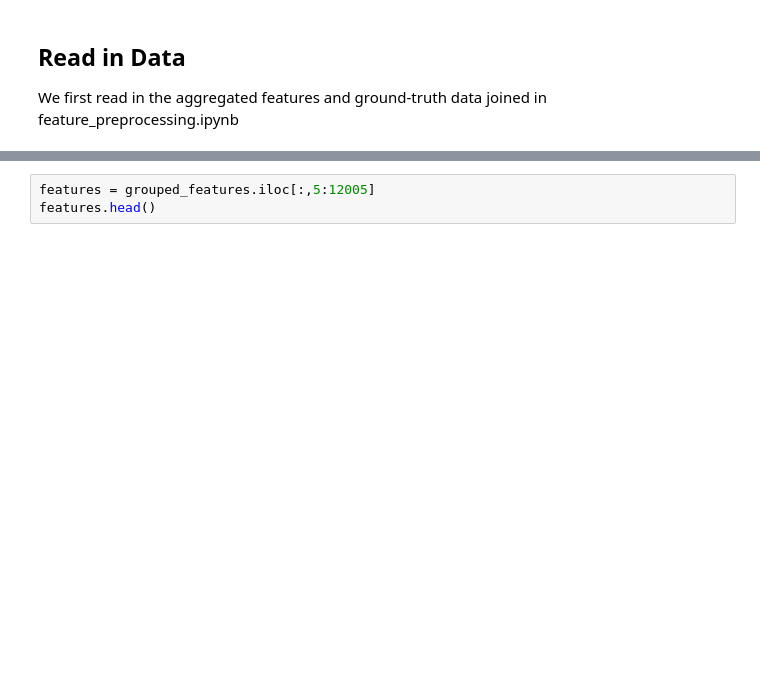
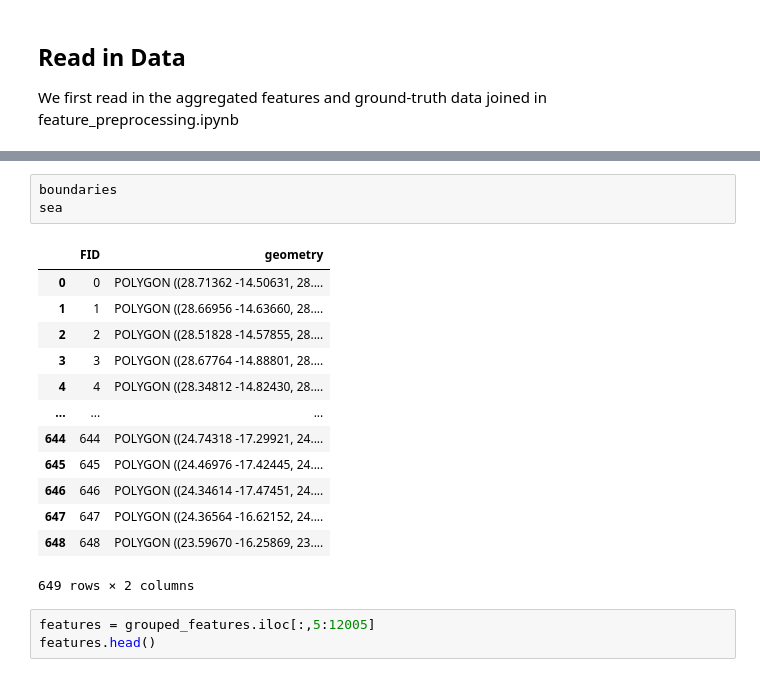
Before and after one commit to mosaiks-capstone/Modeling, a Jupyter notebook: andrew_modeling.ipynb, the cells around one changed output, grey strips where cells are left out. Saved outputs shown, nothing was run; the diff lists cells and outputs as text; blank space fills up the shorter version.

```diff
--- a/andrew_modeling.ipynb
+++ b/andrew_modeling.ipynb
@@ -44,3 +69,20 @@ grouped_features = pd.read_csv("/capstone/mosaiks/repos/preprocessing/data/featu
+# %%
+boundaries
+sea
+# %% [output]
+|  | FID | geometry |
+| 0 | 0 | POLYGON ((28.71362 -14.50631, 28.... |
+| 1 | 1 | POLYGON ((28.66956 -14.63660, 28.... |
+| 2 | 2 | POLYGON ((28.51828 -14.57855, 28.... |
+| 3 | 3 | POLYGON ((28.67764 -14.88801, 28.... |
+| 4 | 4 | POLYGON ((28.34812 -14.82430, 28.... |
+| ... | ... | ... |
+| 644 | 644 | POLYGON ((24.74318 -17.29921, 24.... |
+| 645 | 645 | POLYGON ((24.46976 -17.42445, 24.... |
+| 646 | 646 | POLYGON ((24.34614 -17.47451, 24.... |
+| 647 | 647 | POLYGON ((24.36564 -16.62152, 24.... |
+| 648 | 648 | POLYGON ((23.59670 -16.25869, 23.... |
+649 rows × 2 columns
 # %%
 features = grouped_features.iloc[:,5:12005]
 features.head()
```
Also changed, not shown: parts of 16 cells of this notebook.
